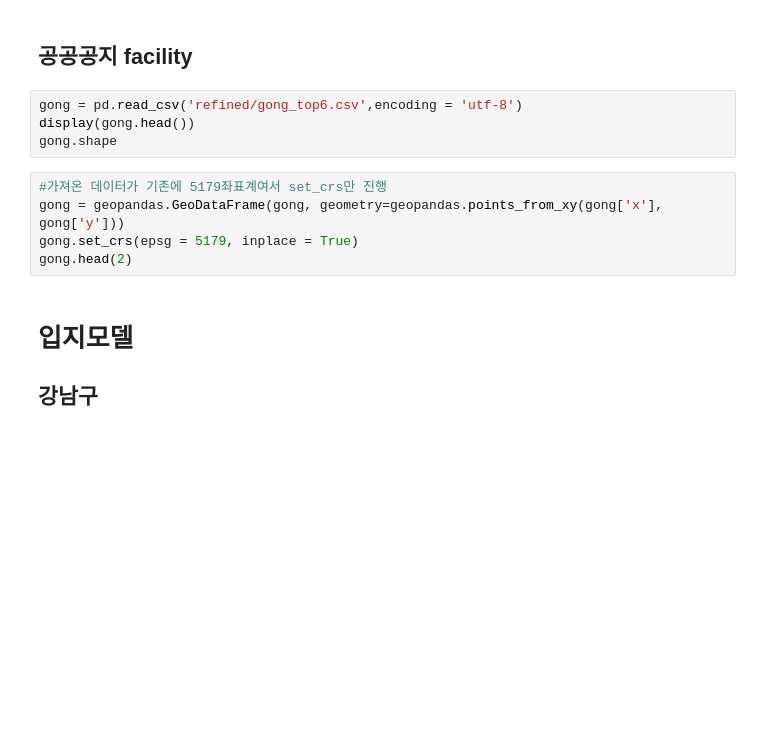
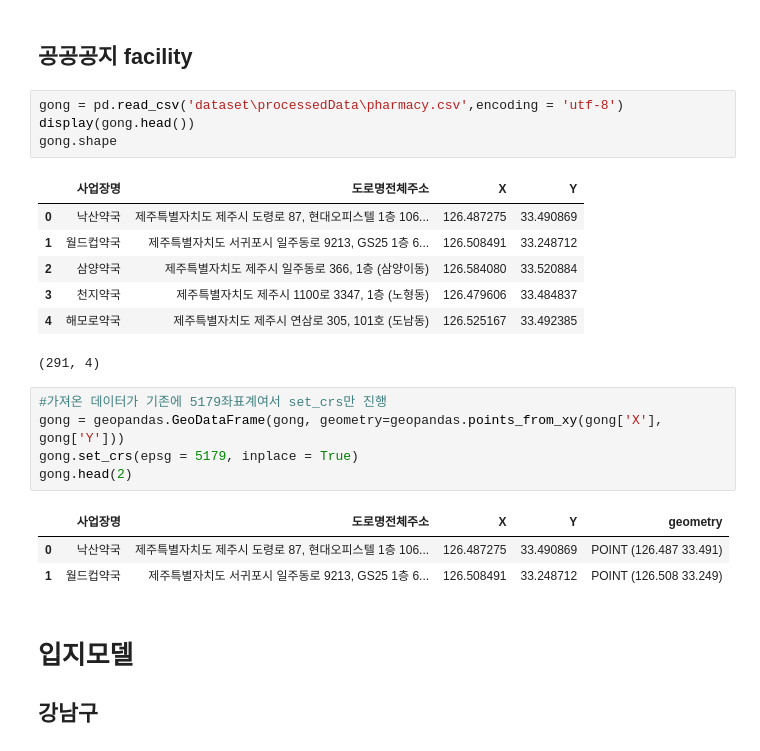
Before and after one commit to ChoiInYeol/KHUDA-Seoul-BigDataCampus, a Jupyter notebook: 4.서울시MLCP예시.ipynb, the cells around one changed output. Drawn from its saved outputs; the diff is of its cells as text; blank space fills up the shorter version.

```diff
--- a/4.서울시MLCP예시.ipynb
+++ b/4.서울시MLCP예시.ipynb
@@ -1338,14 +1334,26 @@ fdshop.head(2)
 # %% [markdown]
 ## 공공공지 facility
 # %%
-gong = pd.read_csv('refined/gong_top6.csv',encoding = 'utf-8')
+gong = pd.read_csv('dataset\processedData\pharmacy.csv',encoding = 'utf-8')
 display(gong.head())
 gong.shape
+# %% [output]
+|  | 사업장명 | 도로명전체주소 | X | Y |
+| 0 | 낙산약국 | 제주특별자치도 제주시 도령로 87, 현대오피스텔 1층 106... | 126.487275 | 33.490869 |
+| 1 | 월드컵약국 | 제주특별자치도 서귀포시 일주동로 9213, GS25 1층 6... | 126.508491 | 33.248712 |
+| 2 | 삼양약국 | 제주특별자치도 제주시 일주동로 366, 1층 (삼양이동) | 126.584080 | 33.520884 |
+| 3 | 천지약국 | 제주특별자치도 제주시 1100로 3347, 1층 (노형동) | 126.479606 | 33.484837 |
+| 4 | 해모로약국 | 제주특별자치도 제주시 연삼로 305, 101호 (도남동) | 126.525167 | 33.492385 |
+(291, 4)
 # %%
 #가져온 데이터가 기존에 5179좌표계여서 set_crs만 진행
-gong = geopandas.GeoDataFrame(gong, geometry=geopandas.points_from_xy(gong['x'], gong['y']))
+gong = geopandas.GeoDataFrame(gong, geometry=geopandas.points_from_xy(gong['X'], gong['Y']))
 gong.set_crs(epsg = 5179, inplace = True)
 gong.head(2)
+# %% [output]
+|  | 사업장명 | 도로명전체주소 | X | Y | geometry |
+| 0 | 낙산약국 | 제주특별자치도 제주시 도령로 87, 현대오피스텔 1층 106... | 126.487275 | 33.490869 | POINT (126.487 33.491) |
+| 1 | 월드컵약국 | 제주특별자치도 서귀포시 일주동로 9213, GS25 1층 6... | 126.508491 | 33.248712 | POINT (126.508 33.249) |
 # %% [markdown]
 # 입지모델
 ## 강남구
```
Also changed, not shown: parts of 15 cells of this notebook.
